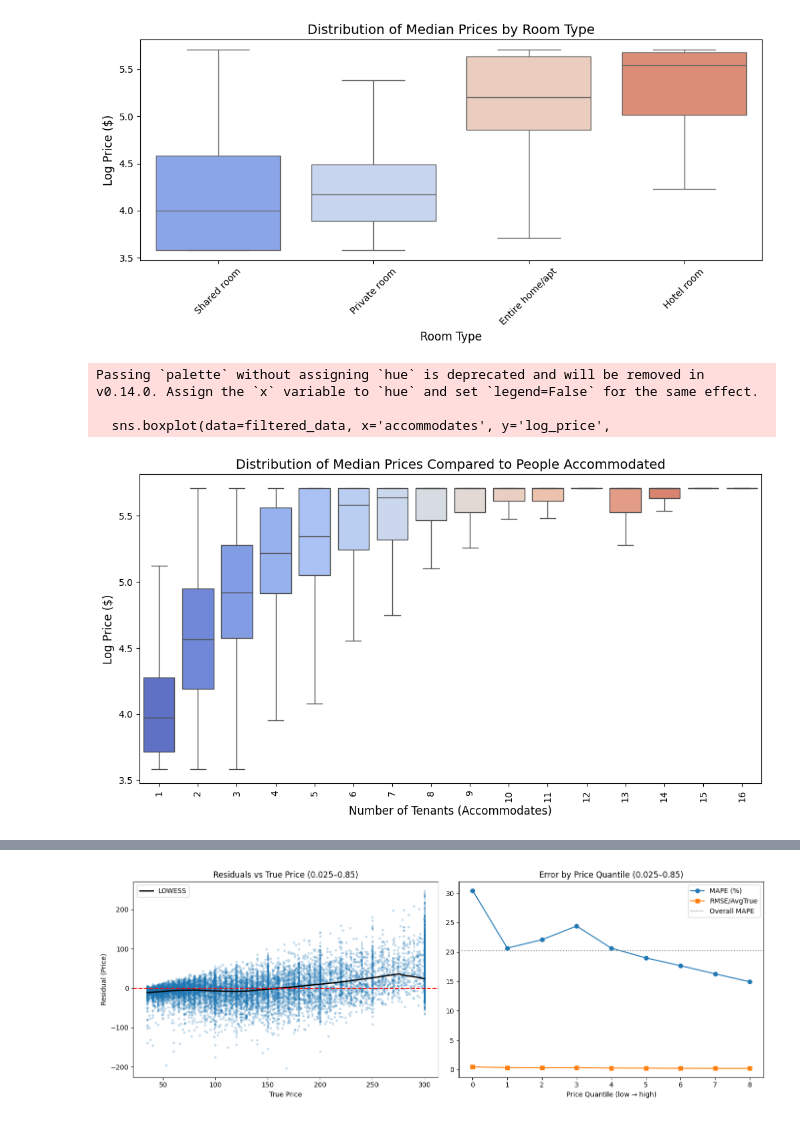
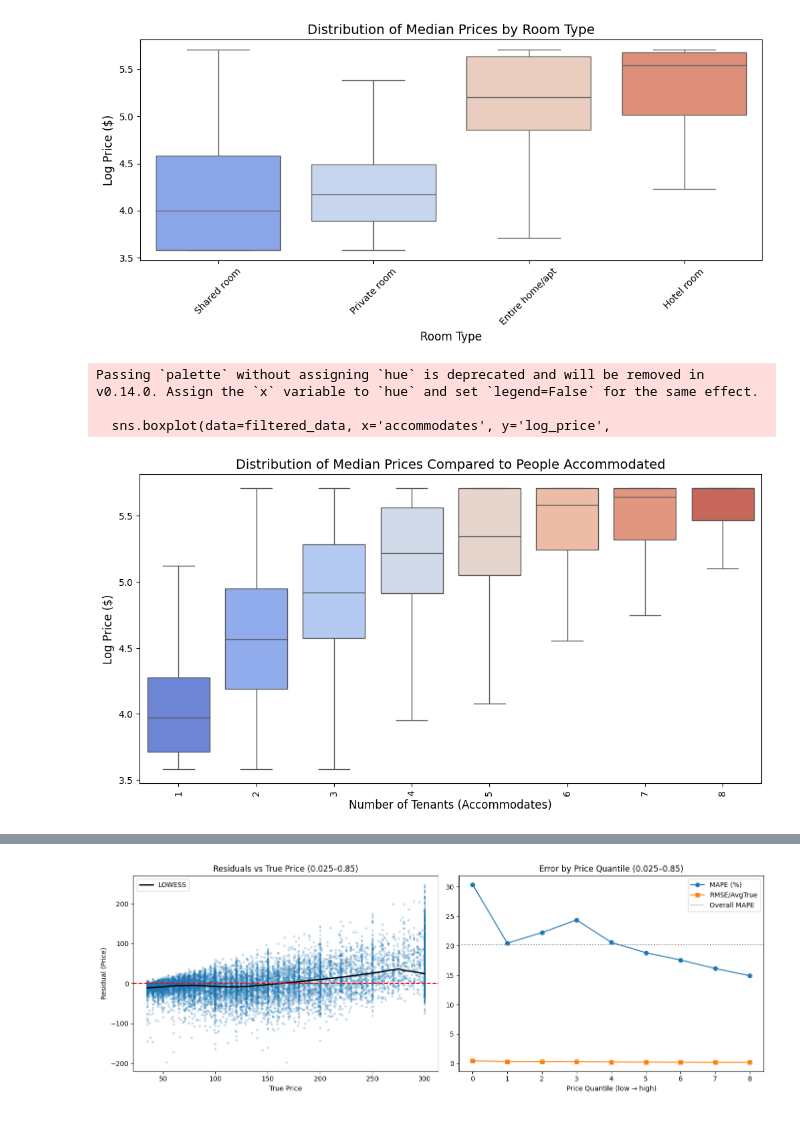
Before and after one commit to IShakoor/Airbnb-Price-Predictor, a Jupyter notebook: Price-Predictor.ipynb, the cells around one changed output, grey strips where cells are left out. Cells and saved outputs as stored; diff of their text form; code cells hidden in the pictures.

```diff
--- a/Price-Predictor.ipynb
+++ b/Price-Predictor.ipynb
@@ -354,35 +354,35 @@ Passing `palette` without assigning `hue` is deprecated and will be removed in v
 # %%
 # visualise how prices change with number of tenants
 def plot_accommodates_prices(df):
     if df is None or 'accommodates' not in df.columns or 'log_price' not in df.columns:
         print("Error: 'accommodates' or 'price' column is missing from the dataset.")
         return
 
     # filter neighbourhoods with < 10 points - need sufficient points
     accommodates_counts = df['accommodates'].value_counts()
-    valid_accommodates = accommodates_counts[accommodates_counts >= 10].index
+    valid_accommodates = accommodates_counts[accommodates_counts >= 500].index
     filtered_data = df[df['accommodates'].isin(valid_accommodates)]
 
     # find median
     sorted_accommodates = sorted(valid_accommodates)
 
     # plot boxplot - shows average & outliers
     plt.figure(figsize=(12, 6))
     sns.boxplot(data=filtered_data, x='accommodates', y='log_price',
                 order=sorted_accommodates, showfliers=False, palette="coolwarm")
     plt.xticks(rotation=90, fontsize=10)
     plt.xlabel("Number of Tenants (Accommodates)", fontsize=12)
     plt.ylabel("Log Price ($)", fontsize=12)
     plt.title("Distribution of Median Prices Compared to People Accommodated", fontsize=14)
     plt.show()
 
 
 plot_accommodates_prices(df)
 # %% [output]
 Passing `palette` without assigning `hue` is deprecated and will be removed in v0.14.0. Assign the `x` variable to `hue` and set `legend=False` for the same effect.
 
   sns.boxplot(data=filtered_data, x='accommodates', y='log_price',
-[figure, old version]
+[figure, new version]
 # %%
 # adding insightful features
 def feature_engineering(df):
```
Also changed, not shown: parts of 1 cell of this notebook, 3 other files.
